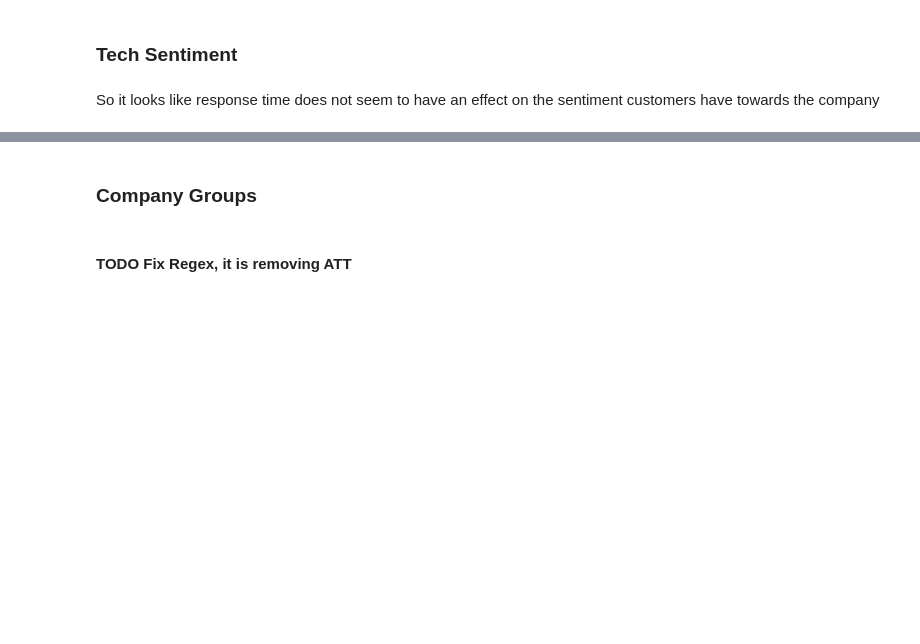
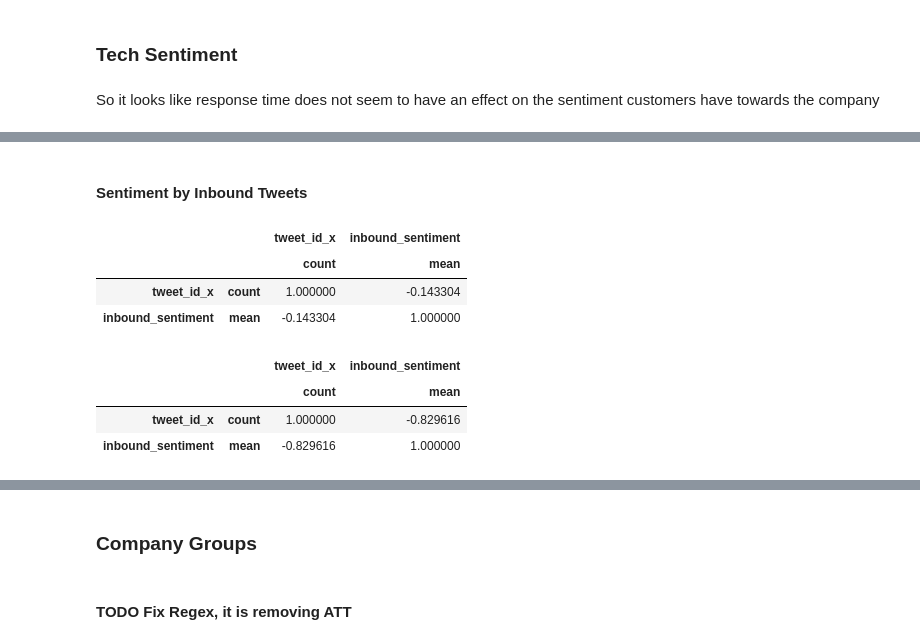
Before and after one commit to xvila/Twitter-Customer-Support-Exploration, a Jupyter notebook: notebooks/EDA.ipynb, the cells around one changed output, grey strips where cells are left out. Drawn from its saved outputs; the diff is of its cells as text; code cells hidden in the pictures; blank space fills up the shorter version.

```diff
--- a/notebooks/EDA.ipynb
+++ b/notebooks/EDA.ipynb
@@ -363,0 +405,13 @@ plot_sentiment(techlist,inbounds_and_outbounds)
+# %% [markdown]
+#### Sentiment by Inbound Tweets
+# %%
+f = {'tweet_id_x':['count'], 'inbound_sentiment':['mean']}
+
+sent_tweet_group = inbounds_and_outbounds.groupby('author_id_y').agg(f).reset_index()
+# %%
+sent_tweet_group.corr()
+# %% [output]
+|  |  | tweet_id_x | inbound_sentiment |
+|  |  | count | mean |
+| tweet_id_x | count | 1.000000 | -0.143304 |
+| inbound_sentiment | mean | -0.143304 | 1.000000 |
@@ -363,0 +422,7 @@ plot_sentiment(techlist,inbounds_and_outbounds)
+# %%
+tech_sent_group.corr()
+# %% [output]
+|  |  | tweet_id_x | inbound_sentiment |
+|  |  | count | mean |
+| tweet_id_x | count | 1.000000 | -0.829616 |
+| inbound_sentiment | mean | -0.829616 | 1.000000 |
```
Also changed, not shown: parts of 13 cells of this notebook, 3 other files.
